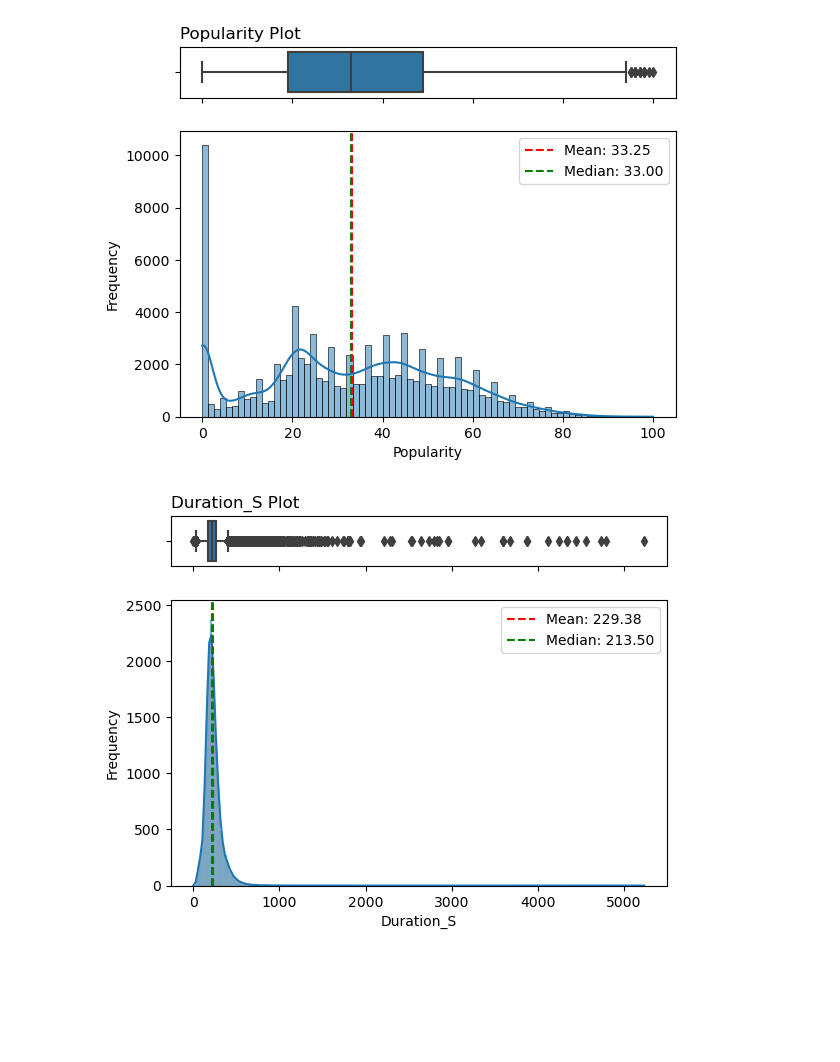
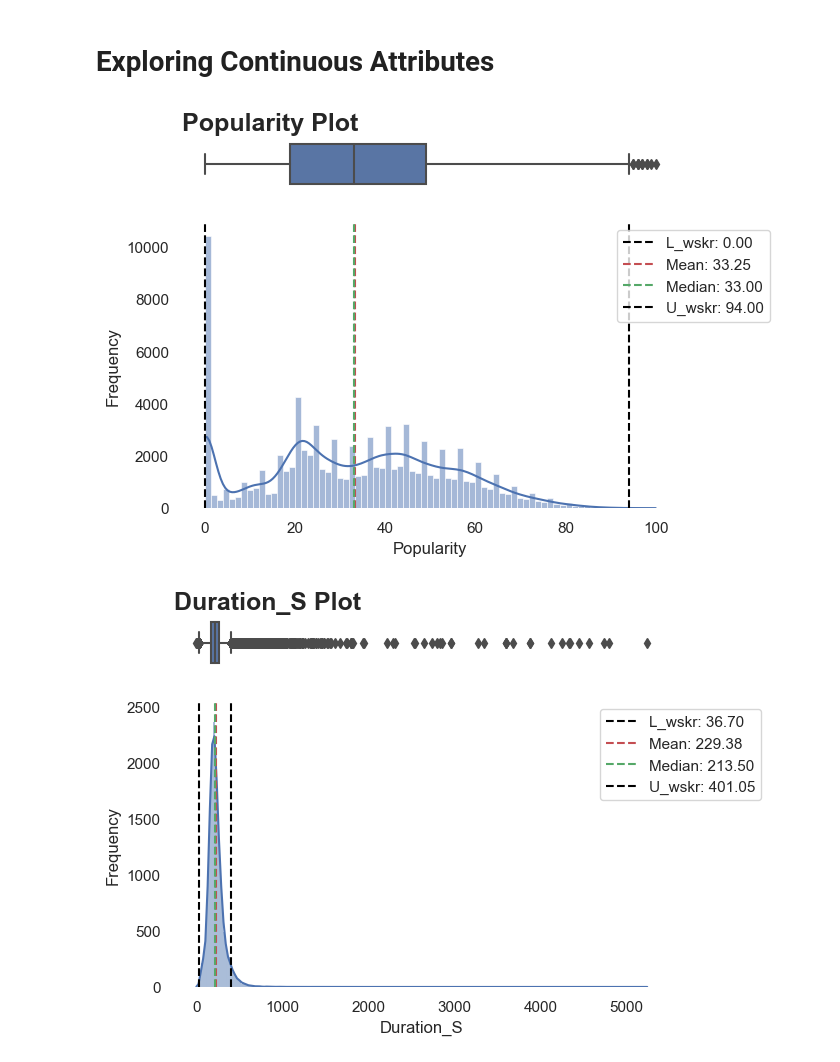
Before and after one commit to shankar24ds/party_playlist, a Jupyter notebook: notebooks/EDA.ipynb, the cells around one changed output. Cells and saved outputs as stored; diff of their text form; code cells hidden in the pictures; blank space fills up the shorter version.

```diff
--- a/notebooks/EDA.ipynb
+++ b/notebooks/EDA.ipynb
@@ -8,31 +10,52 @@ import matplotlib.pyplot as plt
 # importing the cleaned dataset
 exploded_df = pd.read_csv('../data/processed/cleaned_data_exploded.csv')
 imploded_df = pd.read_csv('../data/processed/cleaned_data_imploded.csv')
+# %% [markdown]
+# Exploring Continuous Attributes
 # %%
 columns_to_plot = ['popularity', 'duration_s', 'danceability', 'energy',
                     'loudness', 'speechiness', 'acousticness',
                     'instrumentalness', 'liveness', 'valence', 'tempo']
 
+# Histogram and Boxplot of continuous audio features
 for col in columns_to_plot:
     f, (ax_box, ax_hist) = plt.subplots(2, sharex=True, gridspec_kw={"height_ratios": (.15, .85)})
 
     sns.boxplot(x=imploded_df[col], ax=ax_box, orient='h')
     sns.histplot(imploded_df[col], ax=ax_hist, kde=True)
 
     ax_box.set_xlabel('')
     ax_hist.set_xlabel(col.title())
 
     mean_val = imploded_df[col].mean()
     median_val = imploded_df[col].median()
+    q25 = imploded_df[col].quantile(0.25)
+    q75 = imploded_df[col].quantile(0.75)
+    iqr = q75 - q25
+    lower_limit = max(imploded_df[col].min(), q25 - 1.5 * iqr)
+    upper_limit = min(imploded_df[col].max(), q75 + 1.5 * iqr)
+
+    ax_hist.axvline(lower_limit, color='black', linestyle='--', label=f'L_wskr: {lower_limit:.2f}')
     ax_hist.axvline(mean_val, color='r', linestyle='--', label=f'Mean: {mean_val:.2f}')
     ax_hist.axvline(median_val, color='g', linestyle='--', label=f'Median: {median_val:.2f}')
-    ax_hist.legend()
-
-    ax_box.set_title(f'{col.title()} Plot', loc='left')
-
+    ax_hist.axvline(upper_limit, color='black', linestyle='--', label=f'U_wskr: {upper_limit:.2f}')
+    ax_hist.legend(loc='upper right', bbox_to_anchor=(1.2, 1.0))
+    ax_box.set_title(f'{col.title()} Plot', loc='left', fontsize=18, fontweight='bold')
     ax_hist.set_ylabel('Frequency')
 
+    ax_box.spines['top'].set_visible(False)
+    ax_box.spines['right'].set_visible(False)
+    ax_box.spines['bottom'].set_visible(False)
+    ax_box.spines['left'].set_visible(False)
+    ax_box.grid(False)
+
+    ax_hist.spines['top'].set_visible(False)
+    ax_hist.spines['right'].set_visible(False)
+    ax_hist.spines['bottom'].set_visible(False)
+    ax_hist.spines['left'].set_visible(False)
+    ax_hist.grid(False)
+
     plt.show()
 # %% [output]
-[figure, old version]
+[figure, new version]
-[figure, old version]
+[figure, new version]
```
Also changed, not shown: parts of 20 cells of this notebook, 1 other file.
